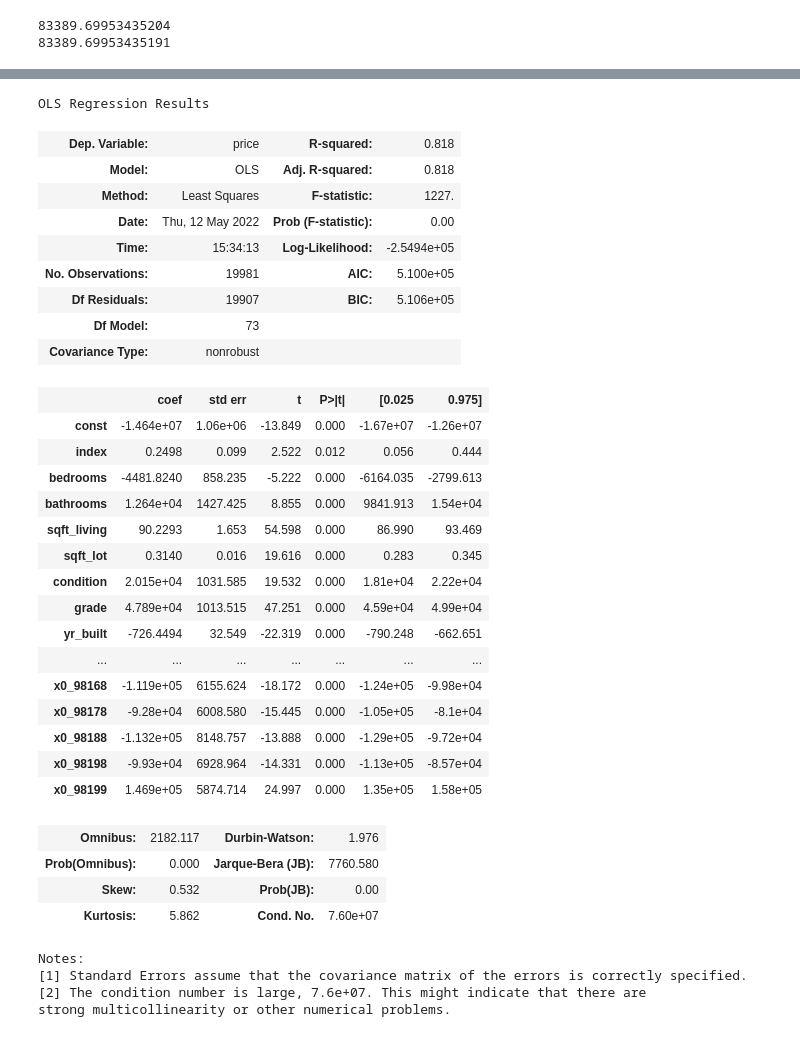
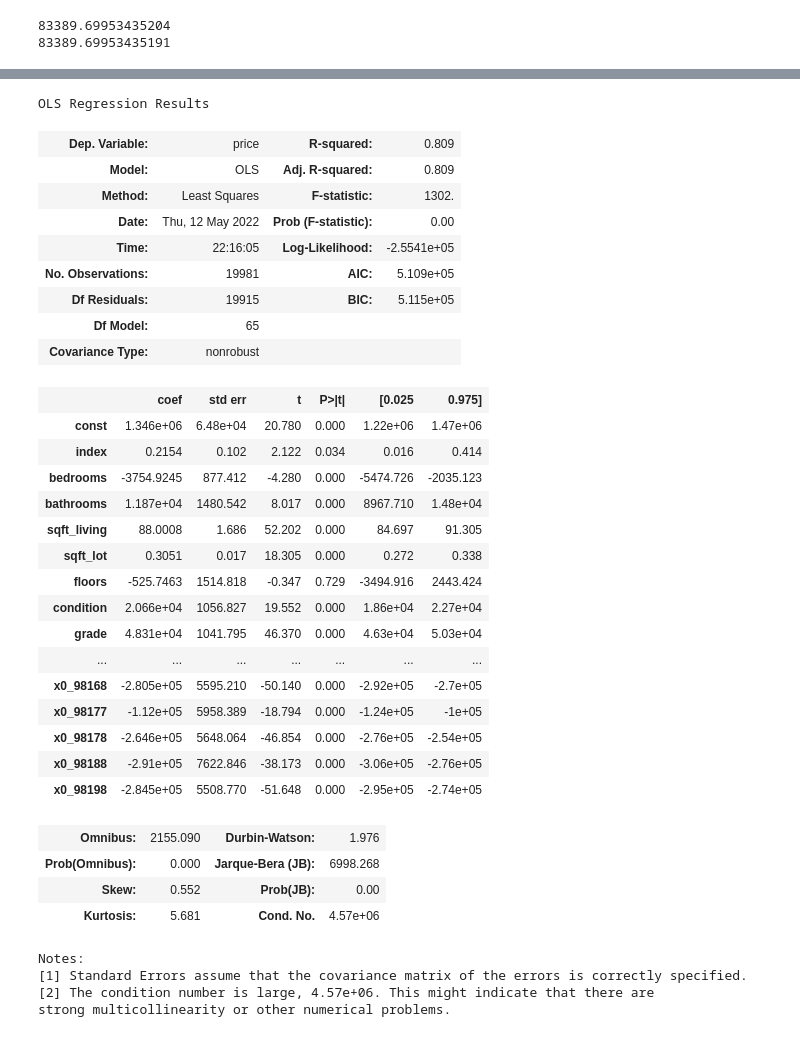
Before and after one commit to anguyen61191/NorthWestCountyProject, a Jupyter notebook: Julian_Notebook.ipynb, the cells around one changed output, grey strips where cells are left out. Drawn from its saved outputs; the diff is of its cells as text; code cells hidden in the pictures.

```diff
--- a/Julian_Notebook.ipynb
+++ b/Julian_Notebook.ipynb
@@ -746,0 +767,3 @@ strong multicollinearity or other numerical problems.
+# %%
+pd.set_option('display.max_rows', None)
+vif_new(X, y)
@@ -746,0 +839,8 @@ strong multicollinearity or other numerical problems.
+# %%
+# Checking the conditional number and see if it improves.
+endog = df_test["price"]
+exog = sm.add_constant(df_test.drop(['price', 'zipcode','sqft_lot15', 'x0_98004', 'x0_98005', 'x0_98033',
+                                    'x0_98040', 'x0_98102', 'x0_98103', 'x0_98105', 'x0_98107', 'x0_98109',
+                                    'x0_98112', 'x0_98115', 'x0_98116', 'x0_98119', 'x0_98122', 'x0_98199', 'lat', 'long'], axis =1))
+lin_reg_model = sm.OLS(endog, exog)
+lin_reg_model.fit().summary()
@@ -747,43 +947,44 @@ strong multicollinearity or other numerical problems.
 # %%
+# checking our conditional no. from this model.
 endog = df_test["price"]
-exog = sm.add_constant(df_test.drop(['price',"sqft_lot15", "x0_98024", "x0_98070",
-                                         "x0_98125", "zipcode", "x0_98034", "x0_98045",
-                                         "x0_98065", "x0_98118", "x0_98177", "sqft_above",
-                                         "floors"], axis =1))
+exog = sm.add_constant(df_test.drop(['price', 'zipcode','sqft_lot15', 'x0_98004', 'x0_98005', 'x0_98033',
+                                    'x0_98040', 'x0_98102', 'x0_98103', 'x0_98105', 'x0_98107', 'x0_98109',
+                                    'x0_98112', 'x0_98115', 'x0_98116', 'x0_98119', 'x0_98122', 'x0_98199',
+                                    'lat', 'long','sqft_above'], axis =1))
 lin_reg_model = sm.OLS(endog, exog)
 lin_reg_model.fit().summary()
 # %% [output]
 OLS Regression Results
-| Dep. Variable: | price | R-squared: | 0.818 |
-| Model: | OLS | Adj. R-squared: | 0.818 |
-| Method: | Least Squares | F-statistic: | 1227. |
+| Dep. Variable: | price | R-squared: | 0.809 |
+| Model: | OLS | Adj. R-squared: | 0.809 |
+| Method: | Least Squares | F-statistic: | 1302. |
 | Date: | Thu, 12 May 2022 | Prob (F-statistic): | 0.00 |
-| Time: | 15:34:13 | Log-Likelihood: | -2.5494e+05 |
-| No. Observations: | 19981 | AIC: | 5.100e+05 |
-| Df Residuals: | 19907 | BIC: | 5.106e+05 |
-| Df Model: | 73 |  |  |
+| Time: | 22:16:05 | Log-Likelihood: | -2.5541e+05 |
+| No. Observations: | 19981 | AIC: | 5.109e+05 |
+| Df Residuals: | 19915 | BIC: | 5.115e+05 |
+| Df Model: | 65 |  |  |
 | Covariance Type: | nonrobust |  |  |
 |  | coef | std err | t | P>|t| | [0.025 | 0.975] |
-| const | -1.464e+07 | 1.06e+06 | -13.849 | 0.000 | -1.67e+07 | -1.26e+07 |
-| index | 0.2498 | 0.099 | 2.522 | 0.012 | 0.056 | 0.444 |
-| bedrooms | -4481.8240 | 858.235 | -5.222 | 0.000 | -6164.035 | -2799.613 |
-| bathrooms | 1.264e+04 | 1427.425 | 8.855 | 0.000 | 9841.913 | 1.54e+04 |
-| sqft_living | 90.2293 | 1.653 | 54.598 | 0.000 | 86.990 | 93.469 |
-| sqft_lot | 0.3140 | 0.016 | 19.616 | 0.000 | 0.283 | 0.345 |
-| condition | 2.015e+04 | 1031.585 | 19.532 | 0.000 | 1.81e+04 | 2.22e+04 |
-| grade | 4.789e+04 | 1013.515 | 47.251 | 0.000 | 4.59e+04 | 4.99e+04 |
-| yr_built | -726.4494 | 32.549 | -22.319 | 0.000 | -790.248 | -662.651 |
+| const | 1.346e+06 | 6.48e+04 | 20.780 | 0.000 | 1.22e+06 | 1.47e+06 |
+| index | 0.2154 | 0.102 | 2.122 | 0.034 | 0.016 | 0.414 |
+| bedrooms | -3754.9245 | 877.412 | -4.280 | 0.000 | -5474.726 | -2035.123 |
+| bathrooms | 1.187e+04 | 1480.542 | 8.017 | 0.000 | 8967.710 | 1.48e+04 |
+| sqft_living | 88.0008 | 1.686 | 52.202 | 0.000 | 84.697 | 91.305 |
+| sqft_lot | 0.3051 | 0.017 | 18.305 | 0.000 | 0.272 | 0.338 |
+| floors | -525.7463 | 1514.818 | -0.347 | 0.729 | -3494.916 | 2443.424 |
+| condition | 2.066e+04 | 1056.827 | 19.552 | 0.000 | 1.86e+04 | 2.27e+04 |
+| grade | 4.831e+04 | 1041.795 | 46.370 | 0.000 | 4.63e+04 | 5.03e+04 |
 | ... | ... | ... | ... | ... | ... | ... |
-| x0_98168 | -1.119e+05 | 6155.624 | -18.172 | 0.000 | -1.24e+05 | -9.98e+04 |
-| x0_98178 | -9.28e+04 | 6008.580 | -15.445 | 0.000 | -1.05e+05 | -8.1e+04 |
-| x0_98188 | -1.132e+05 | 8148.757 | -13.888 | 0.000 | -1.29e+05 | -9.72e+04 |
-| x0_98198 | -9.93e+04 | 6928.964 | -14.331 | 0.000 | -1.13e+05 | -8.57e+04 |
-| x0_98199 | 1.469e+05 | 5874.714 | 24.997 | 0.000 | 1.35e+05 | 1.58e+05 |
+| x0_98168 | -2.805e+05 | 5595.210 | -50.140 | 0.000 | -2.92e+05 | -2.7e+05 |
+| x0_98177 | -1.12e+05 | 5958.389 | -18.794 | 0.000 | -1.24e+05 | -1e+05 |
+| x0_98178 | -2.646e+05 | 5648.064 | -46.854 | 0.000 | -2.76e+05 | -2.54e+05 |
+| x0_98188 | -2.91e+05 | 7622.846 | -38.173 | 0.000 | -3.06e+05 | -2.76e+05 |
+| x0_98198 | -2.845e+05 | 5508.770 | -51.648 | 0.000 | -2.95e+05 | -2.74e+05 |
-| Omnibus: | 2182.117 | Durbin-Watson: | 1.976 |
-| Prob(Omnibus): | 0.000 | Jarque-Bera (JB): | 7760.580 |
-| Skew: | 0.532 | Prob(JB): | 0.00 |
-| Kurtosis: | 5.862 | Cond. No. | 7.60e+07 |
+| Omnibus: | 2155.090 | Durbin-Watson: | 1.976 |
+| Prob(Omnibus): | 0.000 | Jarque-Bera (JB): | 6998.268 |
+| Skew: | 0.552 | Prob(JB): | 0.00 |
+| Kurtosis: | 5.681 | Cond. No. | 4.57e+06 |
 Notes:
 [1] Standard Errors assume that the covariance matrix of the errors is correctly specified.
-[2] The condition number is large, 7.6e+07. This might indicate that there are
+[2] The condition number is large, 4.57e+06. This might indicate that there are
 strong multicollinearity or other numerical problems.
```
Also changed, not shown: parts of 60 cells of this notebook.
